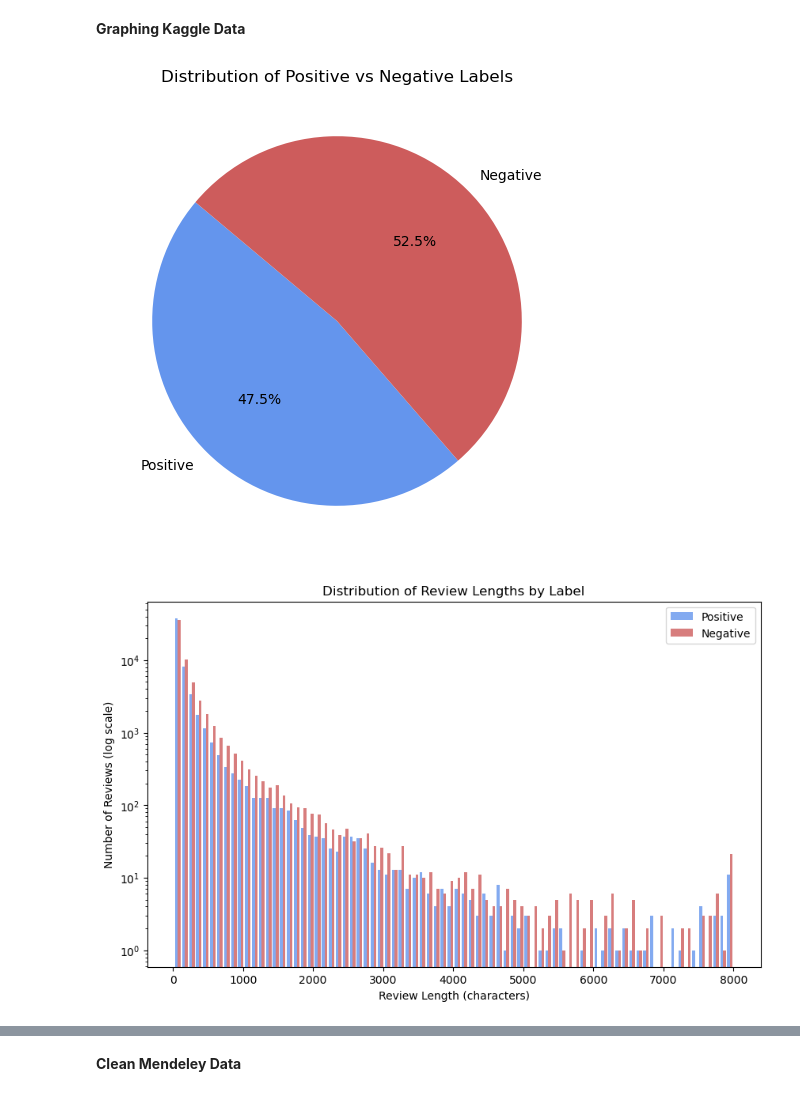
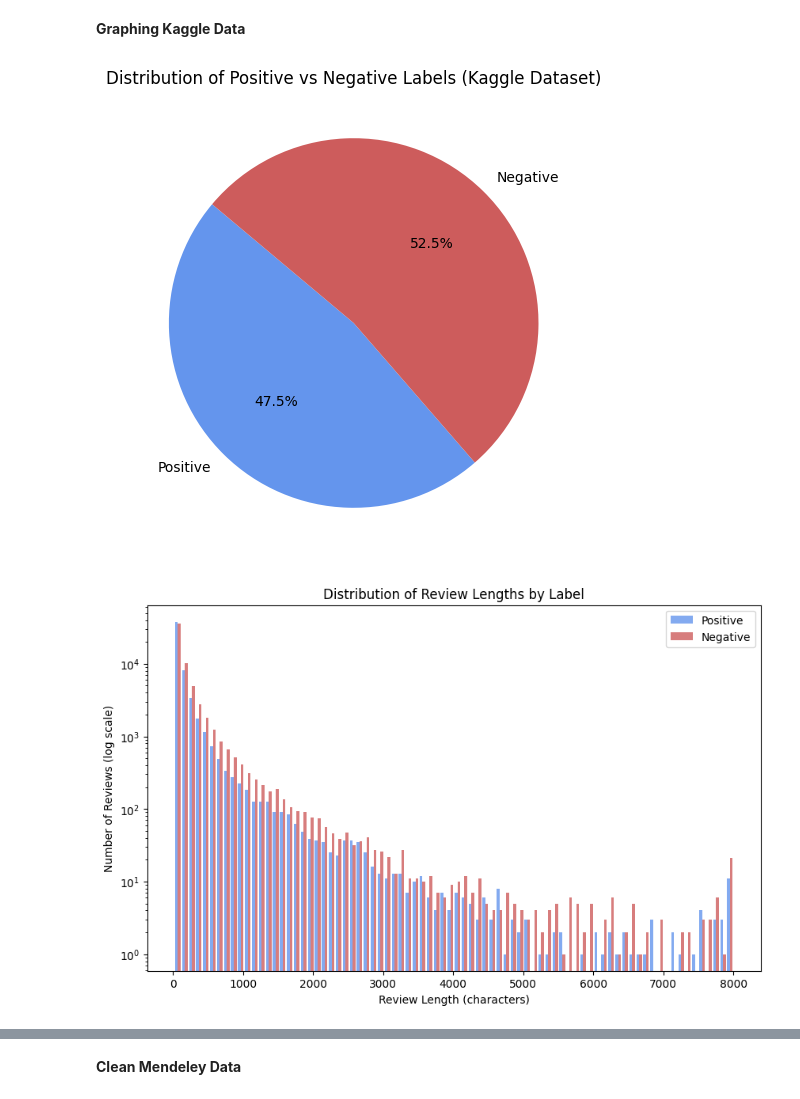
Before and after one commit to nickyphammy/HNY, a Jupyter notebook: data exploration and cleaning/data_scripts.ipynb, the cells around one changed output, grey strips where cells are left out. Drawn from its saved outputs; the diff is of its cells as text; code cells hidden in the pictures.

Commit message:
feat: updated readme and slight change to data_scripts

```diff
--- a/data exploration and cleaning/data_scripts.ipynb
+++ b/data exploration and cleaning/data_scripts.ipynb
@@ -13,8 +13,8 @@ from langdetect import detect, LangDetectException
 import matplotlib.pyplot as plt
 # %%
 # Load the data
-reviews_path = '../data/kaggle/game_reviews.csv'
-games_path = '../data/kaggle/game_ids.csv'
+reviews_path = '../data/kaggle data/game_reviews.csv'
+games_path = '../data/kaggle data/gameid.csv'
 
 reviews_df = pd.read_csv(reviews_path)
 games_df = pd.read_csv(games_path)
@@ -113,18 +131,18 @@ for i in range(min(3, len(data_list))):
 # %%
 # Chart split of positive vs negative labels
 positive_df = final_df[final_df['is_positive']]
 negative_df = final_df[~final_df['is_positive']]
 
 positive_count = len(positive_df)
 negative_count = len(negative_df)
 labels = ['Positive', 'Negative']
 sizes = [positive_count, negative_count]
 plt.figure(figsize=(6, 6))
 plt.pie(sizes, labels=labels, autopct='%1.1f%%', startangle=140, colors=['cornflowerblue', 'indianred'])
-plt.title('Distribution of Positive vs Negative Labels')
+plt.title('Distribution of Positive vs Negative Labels (Kaggle Dataset)')
 plt.show()
 # %% [output]
-[figure, old version]
+[figure, new version]
 # %%
 # Plot distribution of review lengths by label
 positive_length = positive_df['review_content'].str.len()
@@ -138,7 +156,7 @@ plt.legend()
 plt.title('Distribution of Review Lengths by Label')
 plt.show()
 # %% [output]
-[figure, old version]
+[figure, new version]
 # %%
 # Top 10 games by number of reviews
 top_games = final_df['game_name'].value_counts(sort=True)[:10]
```
Also changed, not shown: parts of 8 cells of this notebook, 3 other files.
